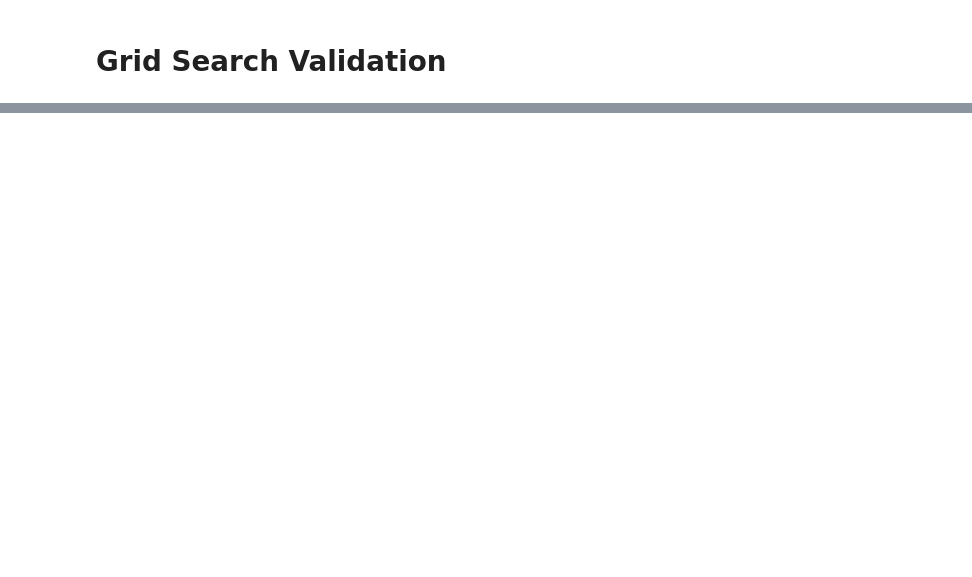
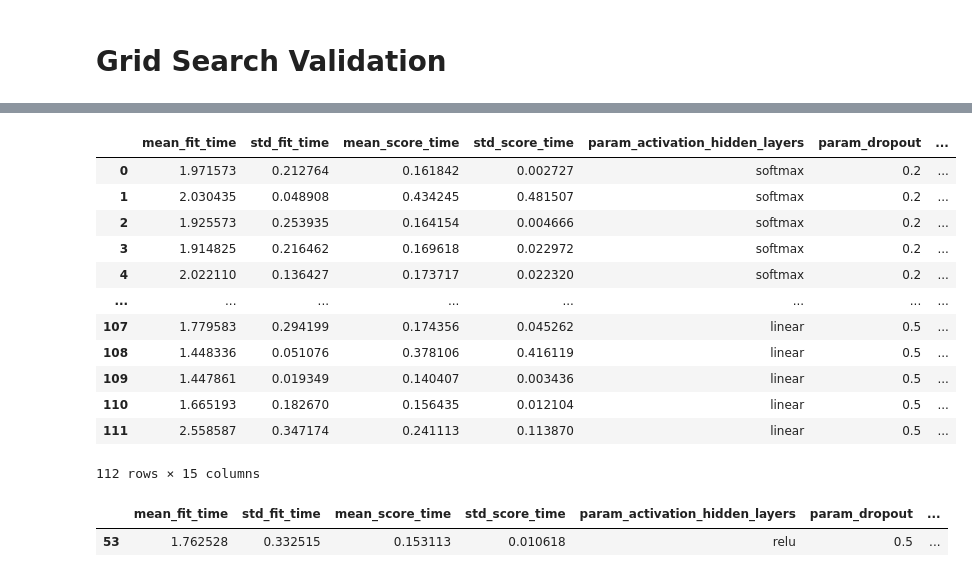
Before and after one commit to emabaci/LCP-mod.-B, a Jupyter notebook: task_1/Task_1.ipynb, the cells around one changed output, grey strips where cells are left out. Drawn from its saved outputs; the diff is of its cells as text; code cells hidden in the pictures; blank space fills up the shorter version.

```diff
--- a/task_1/Task_1.ipynb
+++ b/task_1/Task_1.ipynb
@@ -329,0 +519,24 @@ plt.show
+# %%
+df_GridSearch = pd.read_csv('Grid_Search_Results.csv', index_col = False)
+df_GridSearch = df_GridSearch.iloc[:,1:]
+df_GridSearch.sort_values(by = "rank_test_score", ascending = True)
+df_GridSearch
+# %% [output]
+|  | mean_fit_time | std_fit_time | mean_score_time | std_score_time | param_activation_hidden_layers | param_dropout | ... |
+| 0 | 1.971573 | 0.212764 | 0.161842 | 0.002727 | softmax | 0.2 | ... |
+| 1 | 2.030435 | 0.048908 | 0.434245 | 0.481507 | softmax | 0.2 | ... |
+| 2 | 1.925573 | 0.253935 | 0.164154 | 0.004666 | softmax | 0.2 | ... |
+| 3 | 1.914825 | 0.216462 | 0.169618 | 0.022972 | softmax | 0.2 | ... |
+| 4 | 2.022110 | 0.136427 | 0.173717 | 0.022320 | softmax | 0.2 | ... |
+| ... | ... | ... | ... | ... | ... | ... | ... |
+| 107 | 1.779583 | 0.294199 | 0.174356 | 0.045262 | linear | 0.5 | ... |
+| 108 | 1.448336 | 0.051076 | 0.378106 | 0.416119 | linear | 0.5 | ... |
+| 109 | 1.447861 | 0.019349 | 0.140407 | 0.003436 | linear | 0.5 | ... |
+| 110 | 1.665193 | 0.182670 | 0.156435 | 0.012104 | linear | 0.5 | ... |
+| 111 | 2.558587 | 0.347174 | 0.241113 | 0.113870 | linear | 0.5 | ... |
+112 rows × 15 columns
+# %%
+df_GridSearch[df_GridSearch["rank_test_score"] == 1]
+# %% [output]
+|  | mean_fit_time | std_fit_time | mean_score_time | std_score_time | param_activation_hidden_layers | param_dropout | ... |
+| 53 | 1.762528 | 0.332515 | 0.153113 | 0.010618 | relu | 0.5 | ... |
```
Also changed, not shown: parts of 27 cells of this notebook.
